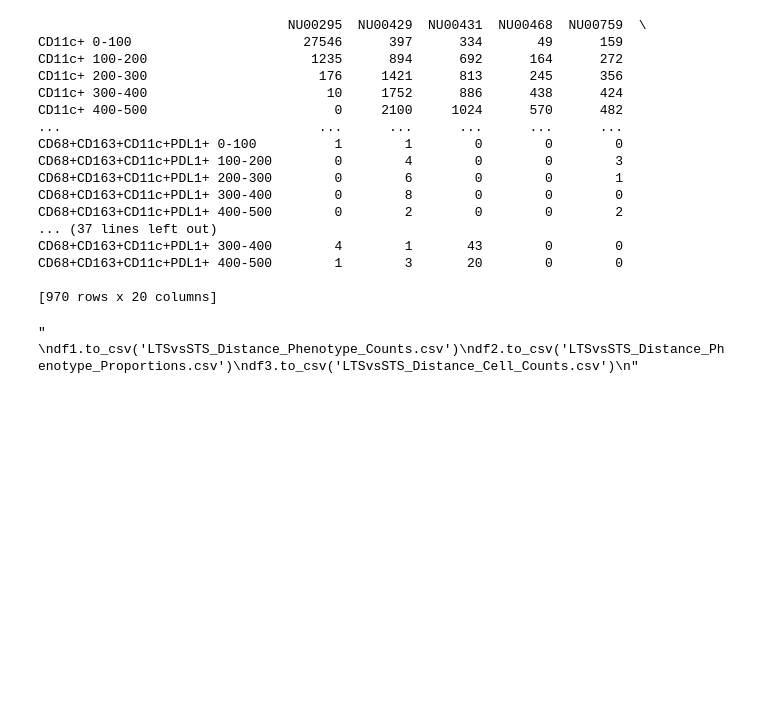
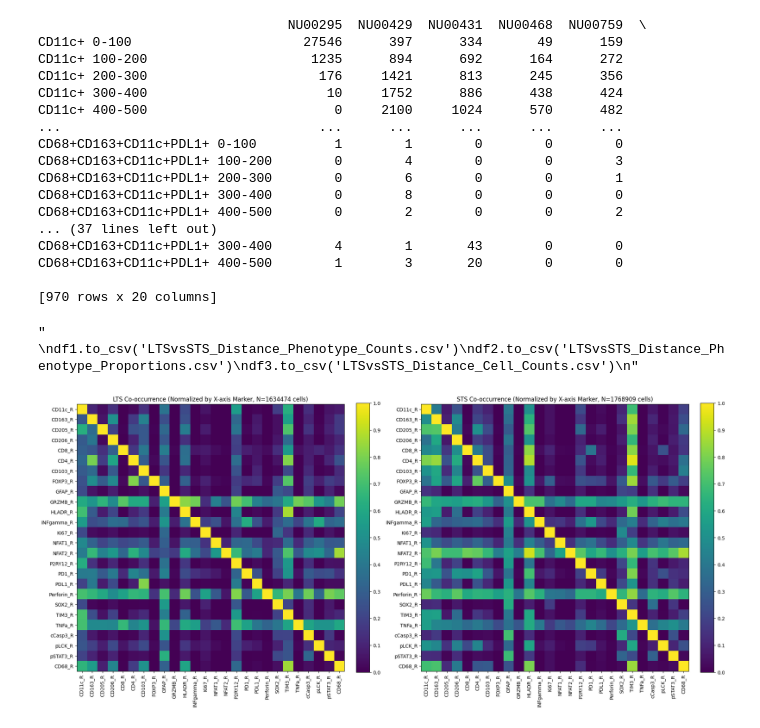
Before and after one commit to spfabrizio/Long-Term-vs.-Short-Term-Survivors-of-Glioblastoma, a Jupyter notebook: LTSvsSTS_Analysis.ipynb, the cells around one changed output. Saved outputs shown, nothing was run; the diff lists cells and outputs as text; code cells hidden in the pictures; blank space fills up the shorter version.

```diff
--- a/LTSvsSTS_Analysis.ipynb
+++ b/LTSvsSTS_Analysis.ipynb
@@ -538,3 +538,100 @@ CD68+CD163+CD11c+PDL1+ 400-500        1        3       20        0        0
 
 [970 rows x 20 columns]
 " \ndf1.to_csv('LTSvsSTS_Distance_Phenotype_Counts.csv')\ndf2.to_csv('LTSvsSTS_Distance_Phenotype_Proportions.csv')\ndf3.to_csv('LTSvsSTS_Distance_Cell_Counts.csv')\n"
+# %%
+import numpy as np
+import matplotlib.pyplot as plt
+
+def load_csv(file_path):
+    with open(file_path, 'r') as f:
+        headers = f.readline().strip().split(',')
+    data = np.genfromtxt(file_path, delimiter=',', skip_header=1, filling_values=0.0)
+    return headers, data
+
+def threshold_data(data, headers, thresholds, markers):
+    marker_indices = [headers.index(marker) for marker in markers]
+    marker_data = data[:, marker_indices]
+
+    thresholds_array = np.array([thresholds[marker] for marker in markers])
+    thresholded = (marker_data >= thresholds_array).astype(int)
+
+    return thresholded
+
+def aggregate_co_occurrence(filelist, thresholddict, markers):
+    total_cells = 0
+    co_occ_mat = np.zeros((len(markers), len(markers)), dtype=float)
+
+    for file in filelist:
+        headers, data = load_csv(file)
+        thresholds = thresholddict[file]
+
+        thresholded_data = threshold_data(data, headers, thresholds, markers)
+        n_cells = thresholded_data.shape[0]
+        total_cells += n_cells
+
+        co_occ_mat_file = thresholded_data.T @ thresholded_data
+        co_occ_mat += co_occ_mat_file
+
+    diag = np.diag(co_occ_mat)
+    with np.errstate(divide='ignore', invalid='ignore'):
+        normalized_mat = np.divide(co_occ_mat, diag[:, None])
+        normalized_mat[~np.isfinite(normalized_mat)] = 0
+
+    return normalized_mat, total_cells
+
+any_file = list(thresholddict.keys())[0]
+markers = list(thresholddict[any_file].keys())
+
+
+LTS_files = [
+    "LTSvsSTS-Data/NU01713.csv", "LTSvsSTS-Data/NU02064.csv", "LTSvsSTS-Data/NU00866.csv",
+    "LTSvsSTS-Data/NU01482.csv", "LTSvsSTS-Data/NU01405.csv", "LTSvsSTS-Data/NU00908.csv",
+    "LTSvsSTS-Data/NU00295.csv", "LTSvsSTS-Data/NU01115.csv", "LTSvsSTS-Data/NU01094.csv",
+    "LTSvsSTS-Data/NU01798.csv"
+]
+
+STS_files = [
+    "LTSvsSTS-Data/NU00429.csv", "LTSvsSTS-Data/NU00468.csv", "LTSvsSTS-Data/NU02738.csv",
+    "LTSvsSTS-Data/NU02514.csv", "LTSvsSTS-Data/NU00431.csv", "LTSvsSTS-Data/NU00759.csv",
+    "LTSvsSTS-Data/NU01420.csv", "LTSvsSTS-Data/NU02359.csv", "LTSvsSTS-Data/NU00826.csv",
+    "LTSvsSTS-Data/NU01929.csv"
+]
+
+# Compute co-occurrence matrices for LTS and STS
+lts_mat, lts_cells = aggregate_co_occurrence(LTS_files, thresholddict, markers)
+sts_mat, sts_cells = aggregate_co_occurrence(STS_files, thresholddict, markers)
+
+# Plotting heatmaps side by side
+fig, axes = plt.subplots(ncols=2, figsize=(20,10))
+
+# Set colorbar increments
+cbar_ticks = np.arange(0, 1.1, 0.1)  # from 0 to 1, step 0.1
+
+# Plot LTS heatmap
+im1 = axes[0].imshow(lts_mat, cmap='viridis', aspect='equal', vmin=0, vmax=1)
+axes[0].set_title(f'LTS Co-occurrence (Normalized by X-axis Marker, N={lts_cells} cells)')
+axes[0].set_xticks(range(len(markers)))
+axes[0].set_yticks(range(len(markers)))
+axes[0].set_xticklabels(markers, rotation=90)
+axes[0].set_yticklabels(markers)
+cbar1 = plt.colorbar(im1, ax=axes[0], fraction=0.046, pad=0.04, ticks=cbar_ticks)
+cbar1.ax.set_yticklabels([f'{t:.1f}' for t in cbar_ticks])
+
+# Plot STS heatmap
+im2 = axes[1].imshow(sts_mat, cmap='viridis', aspect='equal', vmin=0, vmax=1)
+axes[1].set_title(f'STS Co-occurrence (Normalized by X-axis Marker, N={sts_cells} cells)')
+axes[1].set_xticks(range(len(markers)))
+axes[1].set_yticks(range(len(markers)))
+axes[1].set_xticklabels(markers, rotation=90)
+axes[1].set_yticklabels(markers)
+cbar2 = plt.colorbar(im2, ax=axes[1], fraction=0.046, pad=0.04, ticks=cbar_ticks)
+cbar2.ax.set_yticklabels([f'{t:.1f}' for t in cbar_ticks])
+
+plt.tight_layout()
+
+# Save the figure as a JPEG with high resolution
+plt.savefig('cooccurrence_heatmaps.jpg', dpi=300)
+
+plt.show()
+# %% [output]
+[figure, added]
```
